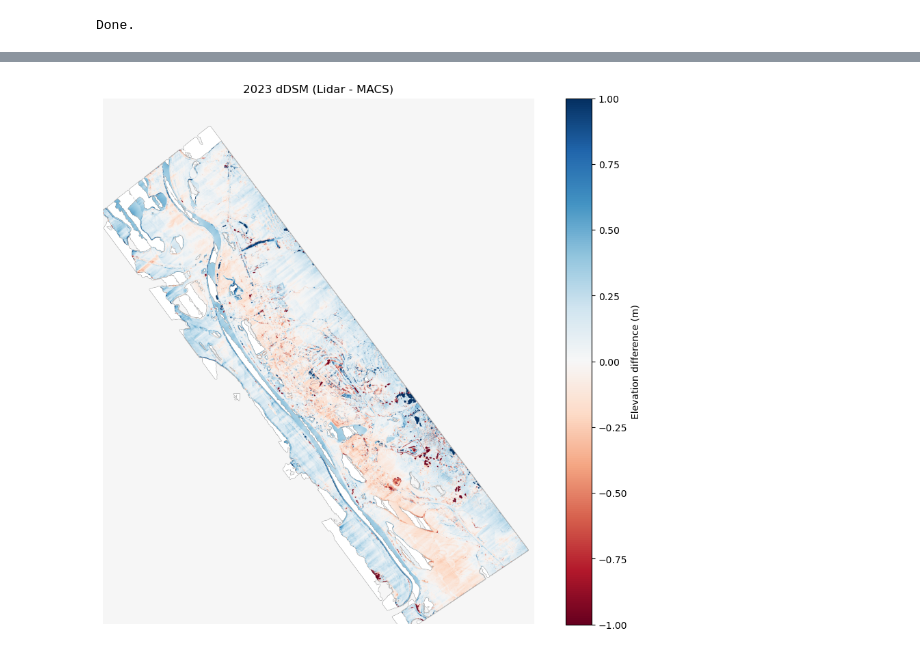
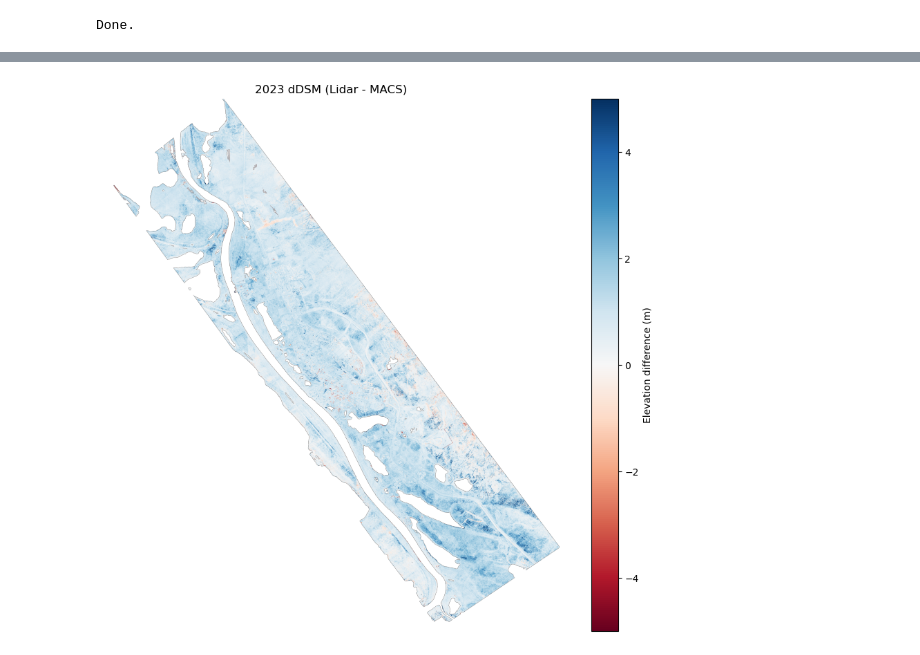
Before and after one commit to till-weiss/LidarProcessingClean, a Jupyter notebook: MacsVsLidar-1.ipynb, the cells around one changed output, grey strips where cells are left out. Cells and saved outputs as stored; diff of their text form; code cells hidden in the pictures.

Commit message:
MACSvsLidar

```diff
--- a/MacsVsLidar-1.ipynb
+++ b/MacsVsLidar-1.ipynb
@@ -65,8 +65,8 @@ print("Done.")
 # %% [output]
 Done.
 # %%
-macs= "/isipd/projects/Response/GIS_RS_projects/Masterarbeit_Till_Weiss/MACS_Ortho_imgs/WC_Inuvik_20250727_15cm_01/Inuvik_2025DSM_2m.tif"
-lidar = "/isipd/projects/Response/GIS_RS_projects/Masterarbeit_Till_Weiss/results/Inuvik_2025/DSM/Inuvik_DSM_2m.tif"
+macs= "/isipd/projects/Response/GIS_RS_projects/Masterarbeit_Till_Weiss/results/DoD/Inuvik_Macs/DSM/Inuvik_Macs_dDSM_simple.tif"
+lidar = "/isipd/projects/Response/GIS_RS_projects/Masterarbeit_Till_Weiss/results/DoD/Inuvik_Carl/DSM/Inuvik_Carl_dDSM_simple.tif"
 
 output_path = "/isipd/projects/Response/GIS_RS_projects/Masterarbeit_Till_Weiss/outputs/plots/MacsVsLidar/"
 # %%
@@ -97,0 +98,6 @@ Shape: (5197, 4431)
+# %%
+with rasterio.open(macs) as src:
+    print(src.nodata)
+
+with rasterio.open(lidar) as src:
+    print(src.nodata)
@@ -106,24 +115,29 @@ with rasterio.open(macs) as ref:
 # DSM to align
 with rasterio.open(lidar) as src:
 
-    dsm2_resampled = np.empty(ref_shape, dtype=np.float32)
+    nodata = src.nodata
+
+    dsm2_resampled = np.full(ref_shape, np.nan, dtype=np.float32)
 
     reproject(
         source=rasterio.band(src, 1),
         destination=dsm2_resampled,
         src_transform=src.transform,
         src_crs=src.crs,
+        src_nodata=nodata,
         dst_transform=ref_transform,
         dst_crs=ref_crs,
-        resampling=Resampling.max
+        dst_nodata=np.nan,
+        resampling=Resampling.bilinear
     )
 
 # Create mask
 mask = (
     np.isfinite(dsm1) &
     np.isfinite(dsm2_resampled) &
-    (dsm1 > -1000) &
-    (dsm2_resampled > -1000)
+    (dsm1 != -32768) &
+    (dsm2_resampled != -9999)
+
 )
 
 x = dsm1[mask]
@@ -154,11 +174,11 @@ plt.show()
 ddsm = dsm2_resampled - dsm1
 
 # Optional: mask extreme artefacts
-ddsm = np.where(
-    np.abs(ddsm) > 20,
-    np.nan,
-    ddsm
-)
+#ddsm = np.where(
+#    np.abs(ddsm) > 20,
+#    np.nan,
+#    ddsm
+#)
 # %%
 # -----------------------------------------
 # DATA
@@ -318,19 +338,19 @@ plt.show()
 # %%
 plt.figure(figsize=(12,10))
 
 im = plt.imshow(
     ddsm,
     cmap="RdBu",
-    vmin=-1,
-    vmax=1
+    vmin=-5,
+    vmax=5
 )
 
 plt.colorbar(im, label="Elevation difference (m)")
 
 plt.title("2023 dDSM (Lidar - MACS)")
 plt.axis("off")
 #plt.savefig(f"{output_path}2023_dDSM_ICP_c1.png", dpi=300)
 
 plt.show()
 # %% [output]
-[figure, old version]
+[figure, new version]
```
Also changed, not shown: parts of 20 cells of this notebook, 8 other files.
